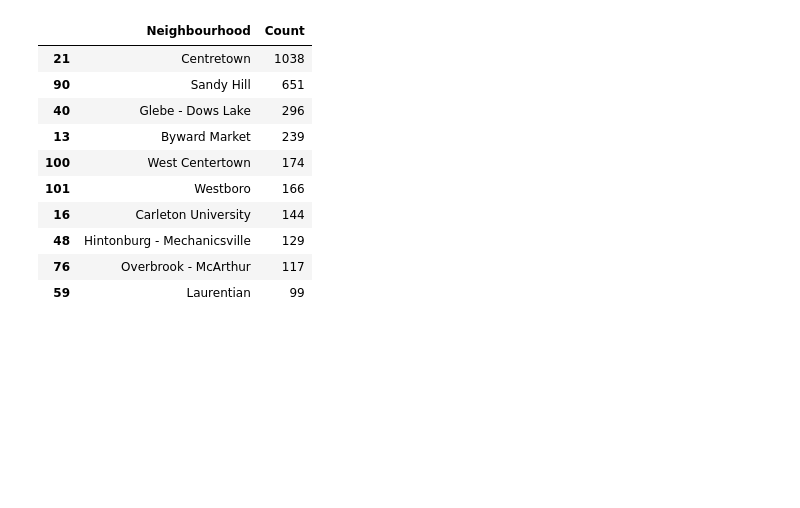
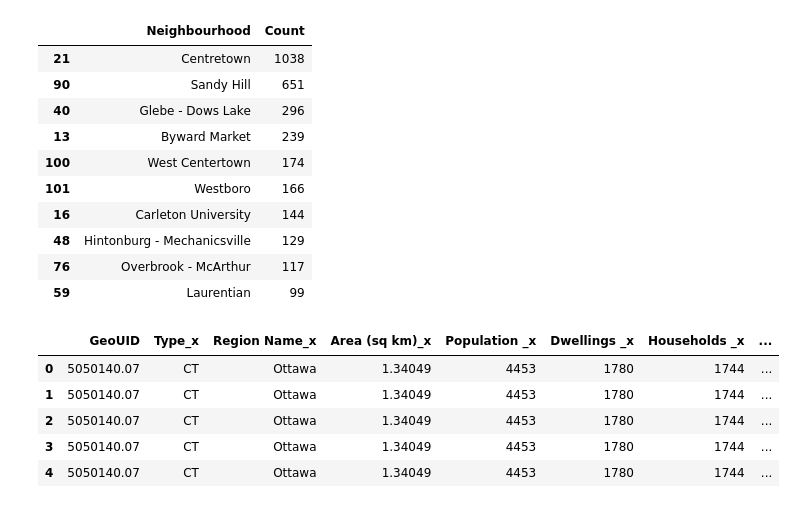
Before and after one commit to TEAM-IMT/bikes-theft-model, a Jupyter notebook: Codigos/Bicycle Thefts_Ottawa.ipynb, the cells around one changed output. Cells and saved outputs as stored; diff of their text form; code cells hidden in the pictures; blank space fills up the shorter version.

```diff
--- a/Codigos/Bicycle Thefts_Ottawa.ipynb
+++ b/Codigos/Bicycle Thefts_Ottawa.ipynb
@@ -358,3 +359,14 @@ Dias_aux_nei.sort_values(by=['Count'],ascending=False).head(10)
 | 48 | Hintonburg - Mechanicsville | 129 |
 | 76 | Overbrook - McArthur | 117 |
 | 59 | Laurentian | 99 |
+# %%
+JointOttawa = pd.read_csv('/content/gdrive/My Drive/IMT Atlantique/Data Science/Project Bycicle/bikes-theft-model/Data/JointOttawa.csv', header=0)
+JointOttawa= JointOttawa.drop(['Unnamed: 0'],axis=1)
+JointOttawa.head()
+# %% [output]
+|  | GeoUID | Type_x | Region Name_x | Area (sq km)_x | Population _x | Dwellings _x | Households _x | ... |
+| 0 | 5050140.07 | CT | Ottawa | 1.34049 | 4453 | 1780 | 1744 | ... |
+| 1 | 5050140.07 | CT | Ottawa | 1.34049 | 4453 | 1780 | 1744 | ... |
+| 2 | 5050140.07 | CT | Ottawa | 1.34049 | 4453 | 1780 | 1744 | ... |
+| 3 | 5050140.07 | CT | Ottawa | 1.34049 | 4453 | 1780 | 1744 | ... |
+| 4 | 5050140.07 | CT | Ottawa | 1.34049 | 4453 | 1780 | 1744 | ... |
```
Also changed, not shown: parts of 3 cells of this notebook.
